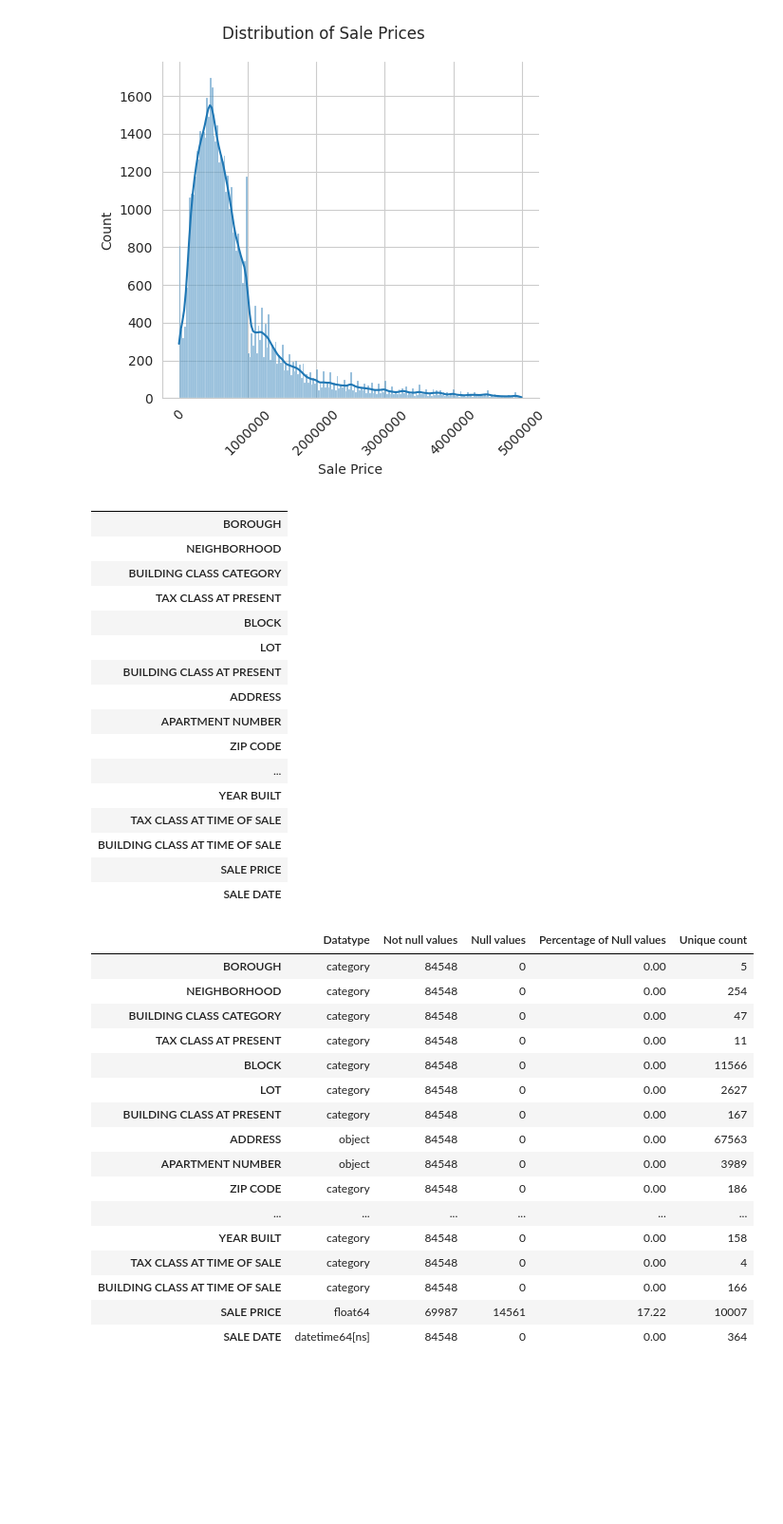
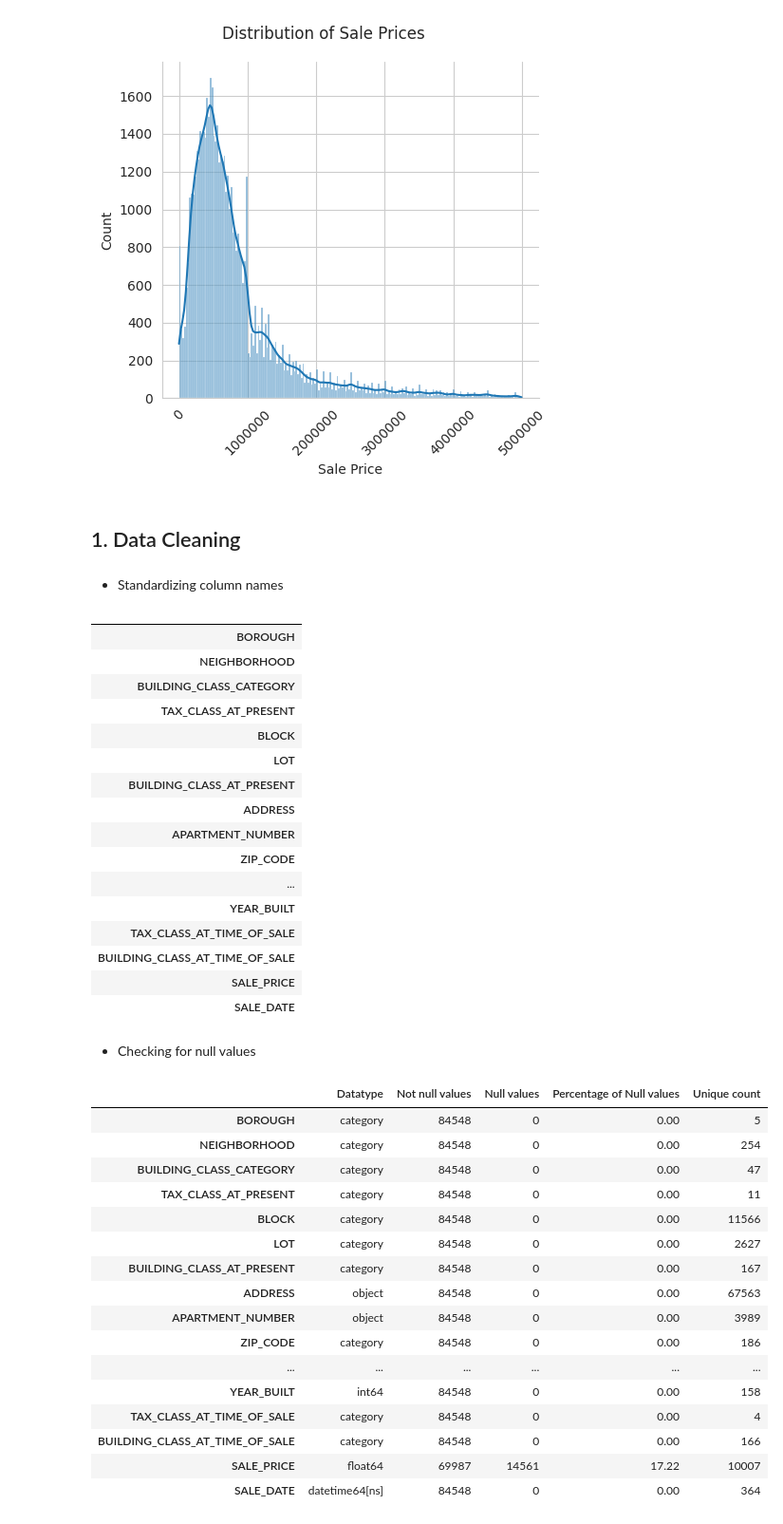
Before and after one commit to eshentong/NYC-HousingPricePrediction, a Jupyter notebook: BA810_NYC_Propertiesipynb.ipynb, the cells around one changed output. Shown: that part at 95% size. Cells and saved outputs as stored; diff of their text form; code cells hidden in the pictures; blank space fills up the shorter version.

```diff
--- a/BA810_NYC_Propertiesipynb.ipynb
+++ b/BA810_NYC_Propertiesipynb.ipynb
@@ -295,3 +294,5 @@ plt.show();
 # %% [output]
 <Figure size 3000x1000 with 0 Axes>
 [figure]
+# %% [markdown]
+## 1. Data Cleaning
@@ -298,50 +301,56 @@ plt.show();
+# %% [markdown]
+- Standardizing column names
+# %%
+nyc_copy.columns = nyc_copy.columns.str.replace(' ', '_')
 # %%
 # Riya's Part
-temp = pd.DataFrame(index=nyc.columns)
+temp = pd.DataFrame(index=nyc_copy.columns)
 temp
 # %% [output]
 |  |
 | BOROUGH |
 | NEIGHBORHOOD |
-| BUILDING CLASS CATEGORY |
-| TAX CLASS AT PRESENT |
+| BUILDING_CLASS_CATEGORY |
+| TAX_CLASS_AT_PRESENT |
 | BLOCK |
 | LOT |
-| BUILDING CLASS AT PRESENT |
+| BUILDING_CLASS_AT_PRESENT |
 | ADDRESS |
-| APARTMENT NUMBER |
-| ZIP CODE |
+| APARTMENT_NUMBER |
+| ZIP_CODE |
 | ... |
-| YEAR BUILT |
-| TAX CLASS AT TIME OF SALE |
-| BUILDING CLASS AT TIME OF SALE |
-| SALE PRICE |
-| SALE DATE |
+| YEAR_BUILT |
+| TAX_CLASS_AT_TIME_OF_SALE |
+| BUILDING_CLASS_AT_TIME_OF_SALE |
+| SALE_PRICE |
+| SALE_DATE |
+# %% [markdown]
+- Checking for null values
 # %%
 def nyc_df_info():
-    temp = pd.DataFrame(index=nyc.columns)
-    temp["Datatype"] = nyc.dtypes
-    temp["Not null values"] = nyc.count()
-    temp["Null values"] = nyc.isnull().sum()
-    temp["Percentage of Null values"] = (nyc.isnull().mean())*100
-    temp["Unique count"] = nyc.nunique()
+    temp = pd.DataFrame(index=nyc_copy.columns)
+    temp["Datatype"] = nyc_copy.dtypes
+    temp["Not null values"] = nyc_copy.count()
+    temp["Null values"] = nyc_copy.isnull().sum()
+    temp["Percentage of Null values"] = (nyc_copy.isnull().mean())*100
+    temp["Unique count"] = nyc_copy.nunique()
     return temp
 nyc_df_info()
 # %% [output]
 |  | Datatype | Not null values | Null values | Percentage of Null values | Unique count |
 | BOROUGH | category | 84548 | 0 | 0.00 | 5 |
 | NEIGHBORHOOD | category | 84548 | 0 | 0.00 | 254 |
-| BUILDING CLASS CATEGORY | category | 84548 | 0 | 0.00 | 47 |
-| TAX CLASS AT PRESENT | category | 84548 | 0 | 0.00 | 11 |
+| BUILDING_CLASS_CATEGORY | category | 84548 | 0 | 0.00 | 47 |
+| TAX_CLASS_AT_PRESENT | category | 84548 | 0 | 0.00 | 11 |
 | BLOCK | category | 84548 | 0 | 0.00 | 11566 |
 | LOT | category | 84548 | 0 | 0.00 | 2627 |
-| BUILDING CLASS AT PRESENT | category | 84548 | 0 | 0.00 | 167 |
+| BUILDING_CLASS_AT_PRESENT | category | 84548 | 0 | 0.00 | 167 |
 | ADDRESS | object | 84548 | 0 | 0.00 | 67563 |
-| APARTMENT NUMBER | object | 84548 | 0 | 0.00 | 3989 |
-| ZIP CODE | category | 84548 | 0 | 0.00 | 186 |
+| APARTMENT_NUMBER | object | 84548 | 0 | 0.00 | 3989 |
+| ZIP_CODE | category | 84548 | 0 | 0.00 | 186 |
 | ... | ... | ... | ... | ... | ... |
-| YEAR BUILT | category | 84548 | 0 | 0.00 | 158 |
-| TAX CLASS AT TIME OF SALE | category | 84548 | 0 | 0.00 | 4 |
-| BUILDING CLASS AT TIME OF SALE | category | 84548 | 0 | 0.00 | 166 |
-| SALE PRICE | float64 | 69987 | 14561 | 17.22 | 10007 |
-| SALE DATE | datetime64[ns] | 84548 | 0 | 0.00 | 364 |
+| YEAR_BUILT | int64 | 84548 | 0 | 0.00 | 158 |
+| TAX_CLASS_AT_TIME_OF_SALE | category | 84548 | 0 | 0.00 | 4 |
+| BUILDING_CLASS_AT_TIME_OF_SALE | category | 84548 | 0 | 0.00 | 166 |
+| SALE_PRICE | float64 | 69987 | 14561 | 17.22 | 10007 |
+| SALE_DATE | datetime64[ns] | 84548 | 0 | 0.00 | 364 |
```
Also changed, not shown: parts of 33 cells of this notebook.
